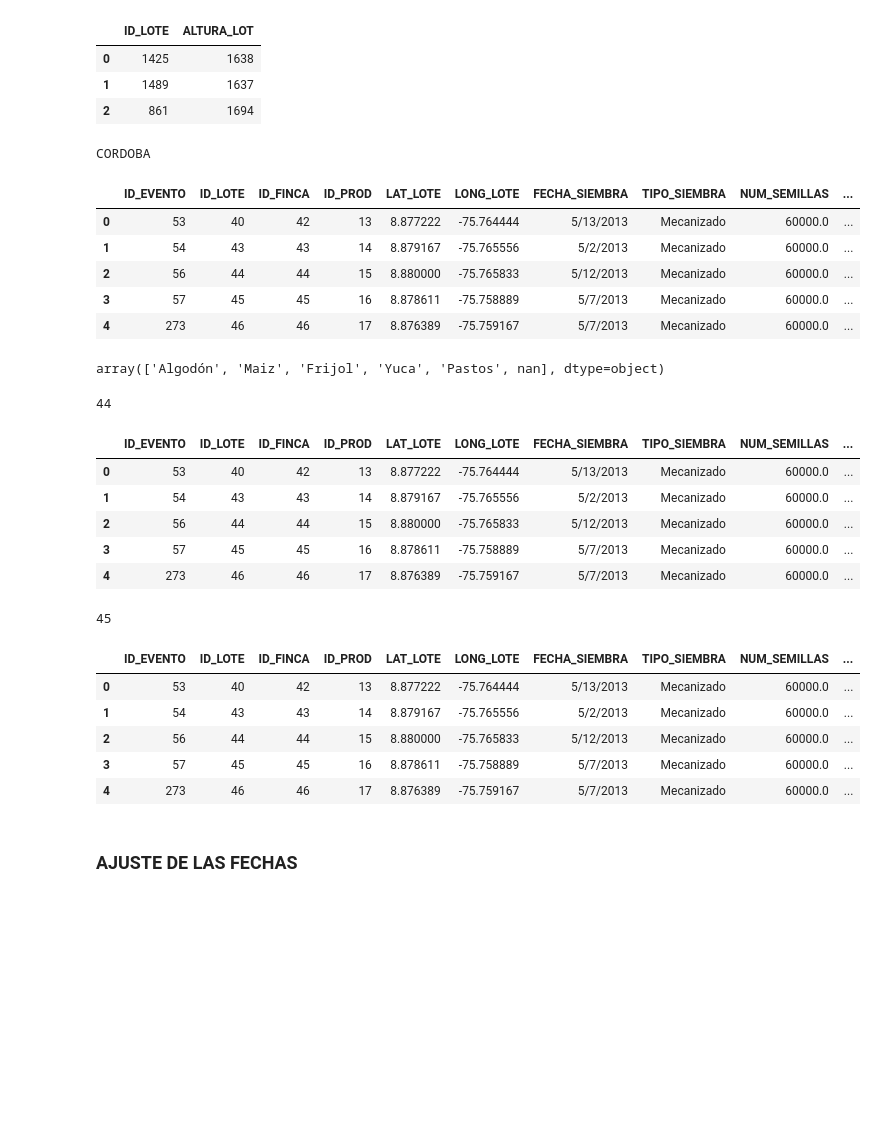
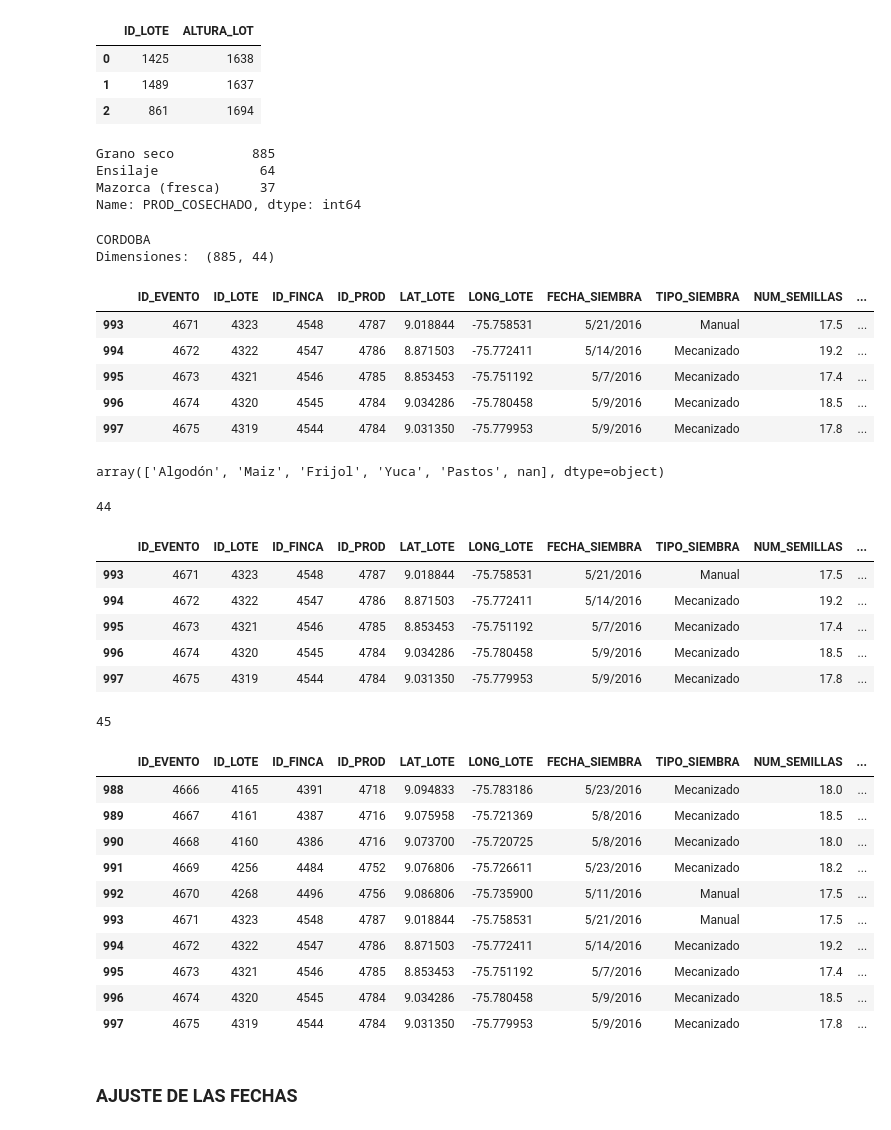
Before and after one commit to GermanMoran/TesisMaestria, a Jupyter notebook: codigos/LIMPIEZA_DATOS.ipynb, the cells around one changed output. Drawn from its saved outputs; the diff is of its cells as text; code cells hidden in the pictures; blank space fills up the shorter version.

Commit message:
Procesamiento archivo eventos_cordoba.ssv

```diff
--- a/codigos/LIMPIEZA_DATOS.ipynb
+++ b/codigos/LIMPIEZA_DATOS.ipynb
@@ -42,6 +42,13 @@ Altura_Lotes.head(3)
 | 0 | 1425 | 1638 |
 | 1 | 1489 | 1637 |
 | 2 | 861 | 1694 |
+# %%
+Productions_Events.PROD_COSECHADO.value_counts()
+# %% [output]
+Grano seco          885
+Ensilaje             64
+Mazorca (fresca)     37
+Name: PROD_COSECHADO, dtype: int64
 # %%
 # Se obtienen una copia del dataframe original para su posterior procesamiento
 eventos = Productions_Events.copy()
@@ -56,16 +63,18 @@ filDep = eventos.DEPARTAMENTO.unique()[0]
 print(filDep)
 # Se filtra el dataset para que contenga los registros unicamnete en el departamento
 # de cordoba y los registros unicmanete coincidan con el tipo de producto grano seco
-evento_cordoba = eventos[(eventos.DEPARTAMENTO==filDep) & (eventos.PROD_COSECHADO=="Grano seco")]
-evento_cordoba.head(5)
+evento_cordoba = eventos[(eventos.DEPARTAMENTO=='CORDOBA') & (eventos.PROD_COSECHADO=="Grano seco")]
+print("Dimensiones: ",evento_cordoba.shape)
+evento_cordoba.tail(5)
 # %% [output]
 CORDOBA
+Dimensiones:  (885, 44)
 |  | ID_EVENTO | ID_LOTE | ID_FINCA | ID_PROD | LAT_LOTE | LONG_LOTE | FECHA_SIEMBRA | TIPO_SIEMBRA | NUM_SEMILLAS | ... |
-| 0 | 53 | 40 | 42 | 13 | 8.877222 | -75.764444 | 5/13/2013 | Mecanizado | 60000.0 | ... |
-| 1 | 54 | 43 | 43 | 14 | 8.879167 | -75.765556 | 5/2/2013 | Mecanizado | 60000.0 | ... |
-| 2 | 56 | 44 | 44 | 15 | 8.880000 | -75.765833 | 5/12/2013 | Mecanizado | 60000.0 | ... |
-| 3 | 57 | 45 | 45 | 16 | 8.878611 | -75.758889 | 5/7/2013 | Mecanizado | 60000.0 | ... |
-| 4 | 273 | 46 | 46 | 17 | 8.876389 | -75.759167 | 5/7/2013 | Mecanizado | 60000.0 | ... |
+| 993 | 4671 | 4323 | 4548 | 4787 | 9.018844 | -75.758531 | 5/21/2016 | Manual | 17.5 | ... |
+| 994 | 4672 | 4322 | 4547 | 4786 | 8.871503 | -75.772411 | 5/14/2016 | Mecanizado | 19.2 | ... |
+| 995 | 4673 | 4321 | 4546 | 4785 | 8.853453 | -75.751192 | 5/7/2016 | Mecanizado | 17.4 | ... |
+| 996 | 4674 | 4320 | 4545 | 4784 | 9.034286 | -75.780458 | 5/9/2016 | Mecanizado | 18.5 | ... |
+| 997 | 4675 | 4319 | 4544 | 4784 | 9.031350 | -75.779953 | 5/9/2016 | Mecanizado | 17.8 | ... |
 # %%
 evento_cordoba.CULT_ANT.unique()
 # %% [output]
@@ -81,29 +90,34 @@ lista_Observaciones_Eliminar = [2685,2690,2692]
 # se filtra el datset mediante estas observaciones
 evento_cordoba = evento_cordoba[evento_cordoba.ID_LOTE.isin(lista_Observaciones_Eliminar)== False]
 print(len(evento_cordoba.columns))
-evento_cordoba.head(5)
+evento_cordoba.tail(5)
 # %% [output]
 44
 |  | ID_EVENTO | ID_LOTE | ID_FINCA | ID_PROD | LAT_LOTE | LONG_LOTE | FECHA_SIEMBRA | TIPO_SIEMBRA | NUM_SEMILLAS | ... |
-| 0 | 53 | 40 | 42 | 13 | 8.877222 | -75.764444 | 5/13/2013 | Mecanizado | 60000.0 | ... |
-| 1 | 54 | 43 | 43 | 14 | 8.879167 | -75.765556 | 5/2/2013 | Mecanizado | 60000.0 | ... |
-| 2 | 56 | 44 | 44 | 15 | 8.880000 | -75.765833 | 5/12/2013 | Mecanizado | 60000.0 | ... |
-| 3 | 57 | 45 | 45 | 16 | 8.878611 | -75.758889 | 5/7/2013 | Mecanizado | 60000.0 | ... |
-| 4 | 273 | 46 | 46 | 17 | 8.876389 | -75.759167 | 5/7/2013 | Mecanizado | 60000.0 | ... |
+| 993 | 4671 | 4323 | 4548 | 4787 | 9.018844 | -75.758531 | 5/21/2016 | Manual | 17.5 | ... |
+| 994 | 4672 | 4322 | 4547 | 4786 | 8.871503 | -75.772411 | 5/14/2016 | Mecanizado | 19.2 | ... |
+| 995 | 4673 | 4321 | 4546 | 4785 | 8.853453 | -75.751192 | 5/7/2016 | Mecanizado | 17.4 | ... |
+| 996 | 4674 | 4320 | 4545 | 4784 | 9.034286 | -75.780458 | 5/9/2016 | Mecanizado | 18.5 | ... |
+| 997 | 4675 | 4319 | 4544 | 4784 | 9.031350 | -75.779953 | 5/9/2016 | Mecanizado | 17.8 | ... |
 # %%
 #  AJUSTE DEL RENDIMIENTO R-AJUT A UNA VALOR MAS REAL
 # ==============================================================================
 evento_cordoba["RDT_AJUSTADO"] = (100 -evento_cordoba.HUMEDAD)/(100-14)*evento_cordoba.RDT
 print(len(evento_cordoba.columns))
-evento_cordoba.head(5)
+evento_cordoba.tail(10)
 # %% [output]
 45
 |  | ID_EVENTO | ID_LOTE | ID_FINCA | ID_PROD | LAT_LOTE | LONG_LOTE | FECHA_SIEMBRA | TIPO_SIEMBRA | NUM_SEMILLAS | ... |
-| 0 | 53 | 40 | 42 | 13 | 8.877222 | -75.764444 | 5/13/2013 | Mecanizado | 60000.0 | ... |
-| 1 | 54 | 43 | 43 | 14 | 8.879167 | -75.765556 | 5/2/2013 | Mecanizado | 60000.0 | ... |
-| 2 | 56 | 44 | 44 | 15 | 8.880000 | -75.765833 | 5/12/2013 | Mecanizado | 60000.0 | ... |
-| 3 | 57 | 45 | 45 | 16 | 8.878611 | -75.758889 | 5/7/2013 | Mecanizado | 60000.0 | ... |
-| 4 | 273 | 46 | 46 | 17 | 8.876389 | -75.759167 | 5/7/2013 | Mecanizado | 60000.0 | ... |
+| 988 | 4666 | 4165 | 4391 | 4718 | 9.094833 | -75.783186 | 5/23/2016 | Mecanizado | 18.0 | ... |
+| 989 | 4667 | 4161 | 4387 | 4716 | 9.075958 | -75.721369 | 5/8/2016 | Mecanizado | 18.5 | ... |
+| 990 | 4668 | 4160 | 4386 | 4716 | 9.073700 | -75.720725 | 5/8/2016 | Mecanizado | 18.0 | ... |
+| 991 | 4669 | 4256 | 4484 | 4752 | 9.076806 | -75.726611 | 5/23/2016 | Mecanizado | 18.2 | ... |
+| 992 | 4670 | 4268 | 4496 | 4756 | 9.086806 | -75.735900 | 5/11/2016 | Manual | 17.5 | ... |
+| 993 | 4671 | 4323 | 4548 | 4787 | 9.018844 | -75.758531 | 5/21/2016 | Manual | 17.5 | ... |
+| 994 | 4672 | 4322 | 4547 | 4786 | 8.871503 | -75.772411 | 5/14/2016 | Mecanizado | 19.2 | ... |
+| 995 | 4673 | 4321 | 4546 | 4785 | 8.853453 | -75.751192 | 5/7/2016 | Mecanizado | 17.4 | ... |
+| 996 | 4674 | 4320 | 4545 | 4784 | 9.034286 | -75.780458 | 5/9/2016 | Mecanizado | 18.5 | ... |
+| 997 | 4675 | 4319 | 4544 | 4784 | 9.031350 | -75.779953 | 5/9/2016 | Mecanizado | 17.8 | ... |
 # %% [markdown]
 ### AJUSTE DE LAS FECHAS
 # %%
```
Also changed, not shown: parts of 23 cells of this notebook, 3 other files.
